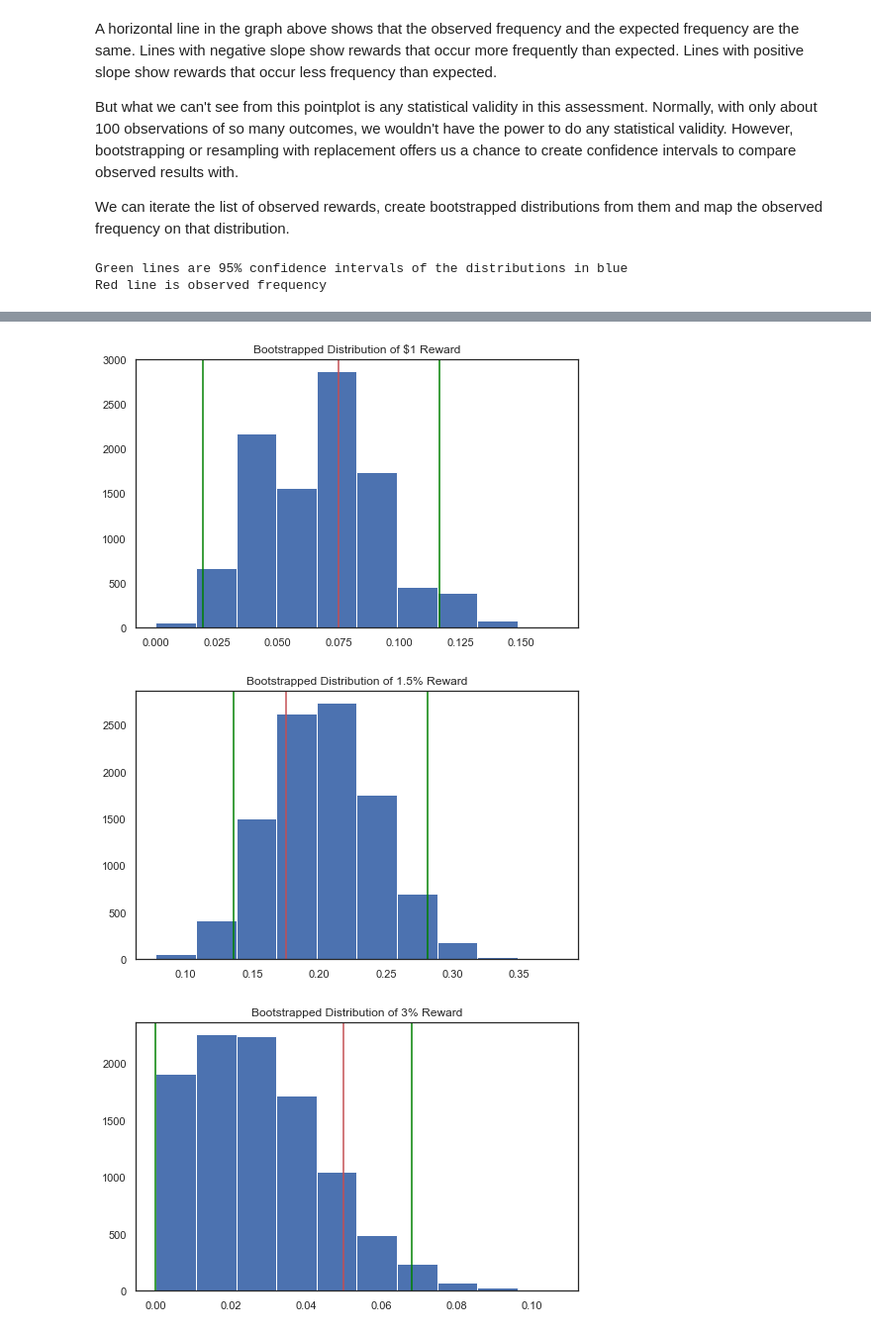
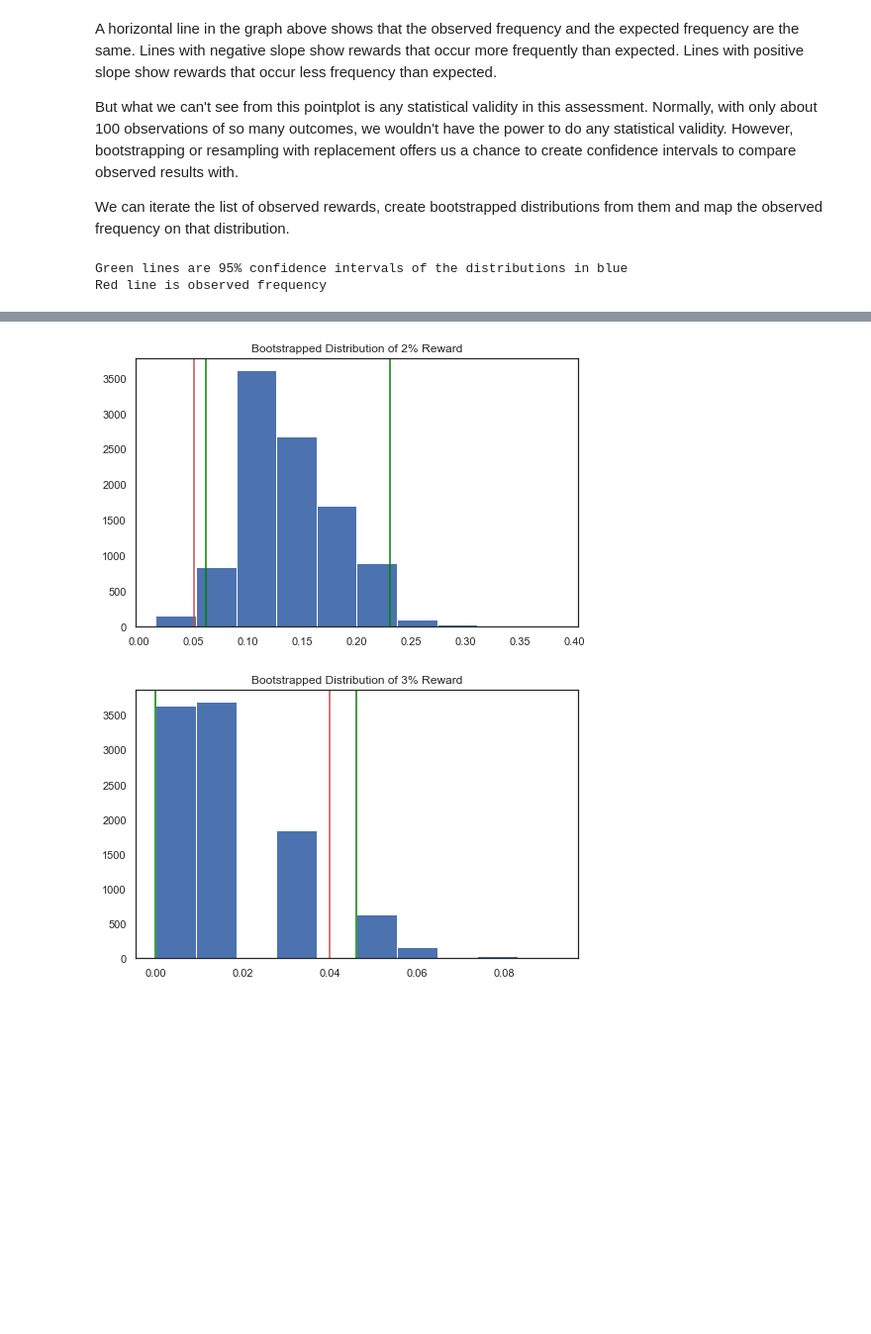
Before and after one commit to hwetsman/Fold_Wheel_Metrics, a Jupyter notebook: Generic_Fold_Wheel.ipynb, the cells around one changed output, grey strips where cells are left out. Shown at 99% size. Drawn from its saved outputs; the diff is of its cells as text; code cells hidden in the pictures; blank space fills up the shorter version.

Commit message:
Refactor iterate through expected awards rather than observed rewards on visualizations

```diff
--- a/Generic_Fold_Wheel.ipynb
+++ b/Generic_Fold_Wheel.ipynb
@@ -18,7 +18,8 @@ import seaborn as sns
 # %% [markdown]
 First, let's identify what wheel you wish to use by uncommenting it below:
 # %%
-file = 'February_Wheel.csv'
+file = 'March_Wheel.csv'
+#file = 'February_Wheel.csv'
 # file = 'New_Year_Wheel.csv'
 # %% [markdown]
 First, let's bring in Fold's published odds as our expected frequencies (Exp_Freq).
@@ -88,13 +104,12 @@ Now let's bring these together for an initial look.
 # %%
 expected_df
 expected_df.rename(columns={'Award':'Result','Exp_Freq':'Freq'},inplace=True)
-expected_df
+exp_set_list = expected_df.Result.tolist()
 expected_df['Type'] = 'Expected_Freq'
 expected_df=expected_df[expected_df.Result!='Total']
 expected_df = expected_df[expected_df.Result.isin(list(set(obs_spins)))] #removes any expected spin that didn't occur
 
-
-
+observed_df = observed_df[observed_df['Result'].isin(exp_set_list)]
 df=observed_df.append(expected_df,ignore_index=True)
 
 df
@@ -134,7 +149,7 @@ We can iterate the list of observed rewards, create bootstrapped distributions f
 print('Green lines are 95% confidence intervals of the distributions in blue')
 print('Red line is observed frequency')
 spins = np.array(obs_spins)
-for award in list(set(obs_spins)):
+for award in exp_set_list:
     temp = expected_df[expected_df.Result==award].reset_index()
     obs_freq = temp.Freq.tolist()[0]
     award_freqs=[]
@@ -171,3 +186,2 @@ Red line is observed frequency
-[figure, old version]
+[figure, new version]
-[figure, old version]
+[figure, new version]
-[figure, removed]
```
Also changed, not shown: parts of 6 cells of this notebook.
